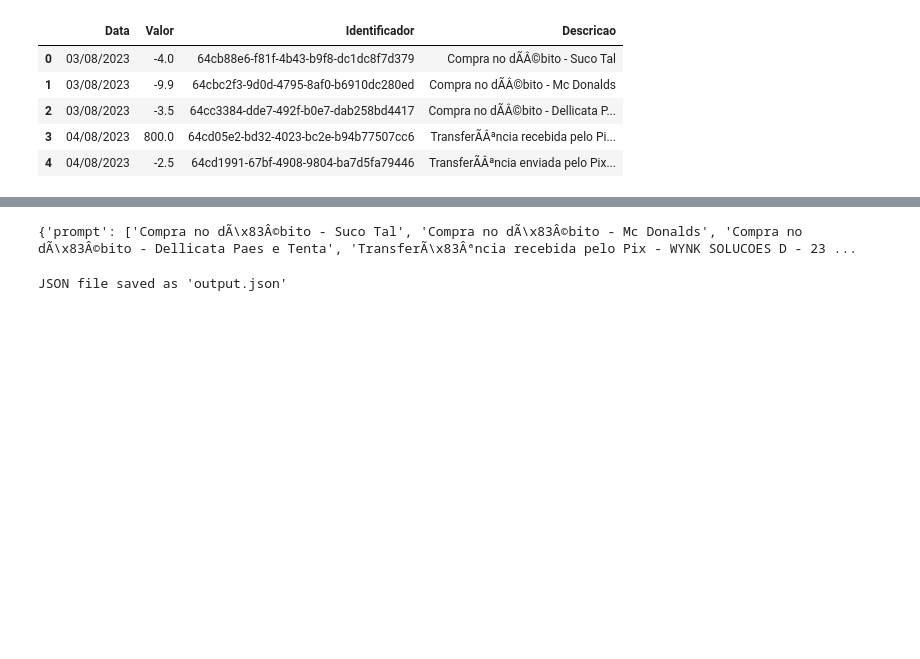
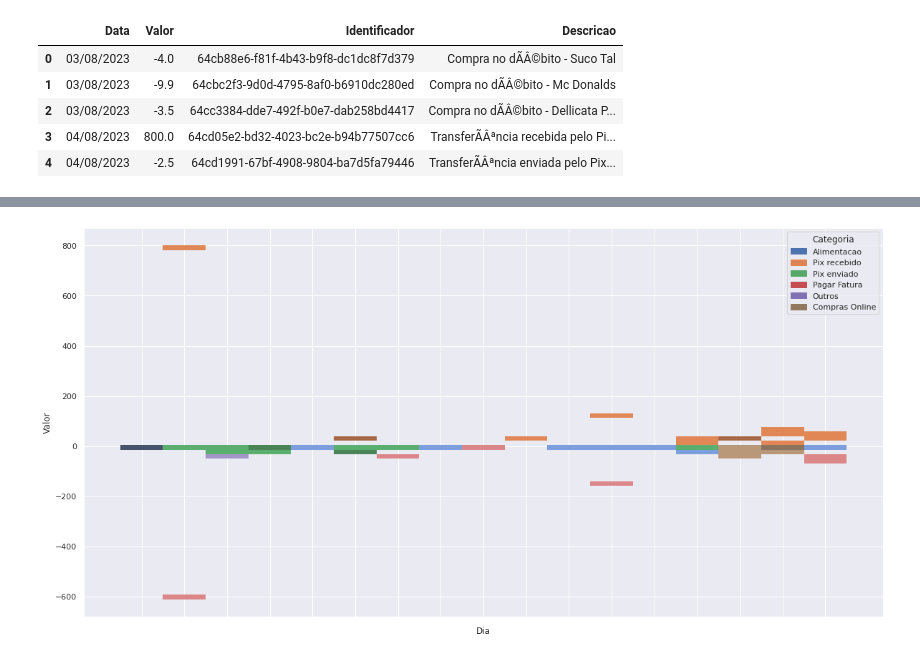
Before and after one commit to joaobizzo/nubank_controle_gastos, a Jupyter notebook: main.ipynb, the cells around one changed output, grey strips where cells are left out. Drawn from its saved outputs; the diff is of its cells as text; code cells hidden in the pictures; blank space fills up the shorter version.

```diff
--- a/main.ipynb
+++ b/main.ipynb
@@ -80,3 +52,17 @@ Pagar Fatura
+# %%
+new_df = pd.read_csv('data/fine_tuning_data.csv', sep=",")
+# %%
+
+df['Categoria'] = new_df['completion']
+# %%
+# excluindo coluna desnececessaria
+df = df.drop(['Identificador'], axis=1)
+# %%
+# separando a coluna de data em dia, mes e ano
+df['Dia'] = df['Data'].str.split('/').str[0]
+df['Mes'] = df['Data'].str.split('/').str[1]
+df['Ano'] = df['Data'].str.split('/').str[2]
+df = df.drop(['Data'], axis=1)
 # %%
 df
 # %% [output]
@@ -102,30 +86,6 @@ data_csv = pd.read_csv('data/fine_tuning_data.csv', sep=",")
-# %%
-dict = {'prompt': [], 'completion': []}
-
-
-for i in range(len(data_csv)):
-    dict['prompt'].append(data_csv['prompt'][i])
-    dict['completion'].append(data_csv['completion'][i])
-
-print(dict)
-# %% [output]
-{'prompt': ['Compra no dÃ\x83Â©bito - Suco Tal', 'Compra no dÃ\x83Â©bito - Mc Donalds', 'Compra no dÃ\x83Â©bito - Dellicata Paes e Tenta', 'TransferÃ\x83Âªncia recebida pelo Pix - WYNK SOLUCOES D - 23 ...
-# %%
-import pandas as pd
-import json
-
-# Initialize an empty list to store dictionaries
-list_of_dicts = []
-
-# Iterating through DataFrame rows using iterrows()
-for index, row in data_csv.iterrows():
-    dict_for_row = {'prompt': row['prompt'], 'completion': row['completion']}
-    list_of_dicts.append(dict_for_row)
-
-# Save the list of dictionaries as a JSON file
-with open('output.json', 'w', encoding='utf-8') as json_file:
-    json.dump(list_of_dicts, json_file, ensure_ascii=False, indent=4)
-
-print("JSON file saved as 'output.json'")
-# %% [output]
-JSON file saved as 'output.json'
+# %%
+import seaborn as sns
+plot = sns.histplot(x='Dia', y='Valor', hue='Categoria',data=df)
+plot.set_xticklabels(plot.get_xticklabels(), rotation=90);
+# %% [output]
+[figure, added]
```
Also changed, not shown: parts of 4 cells of this notebook.
